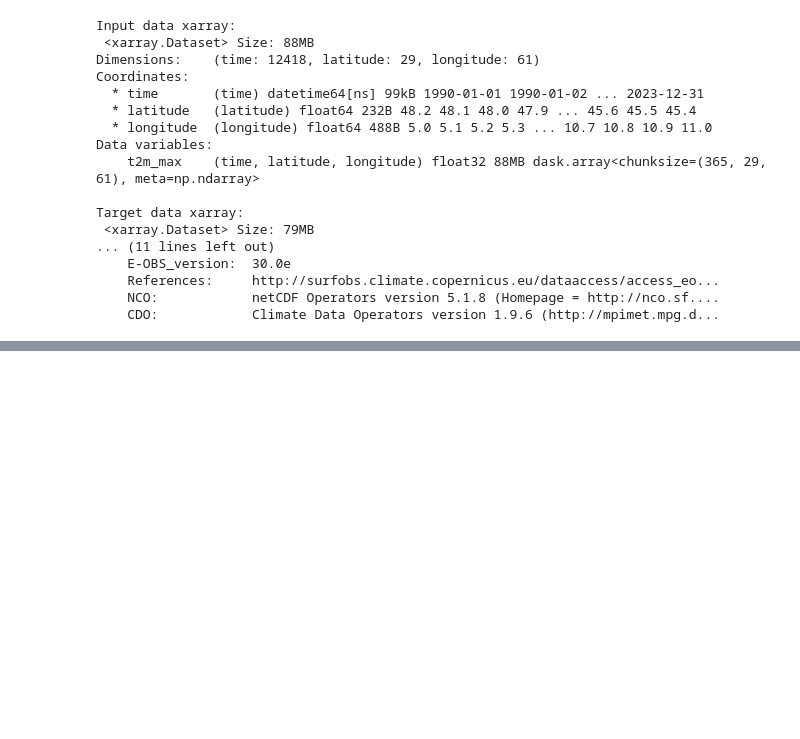
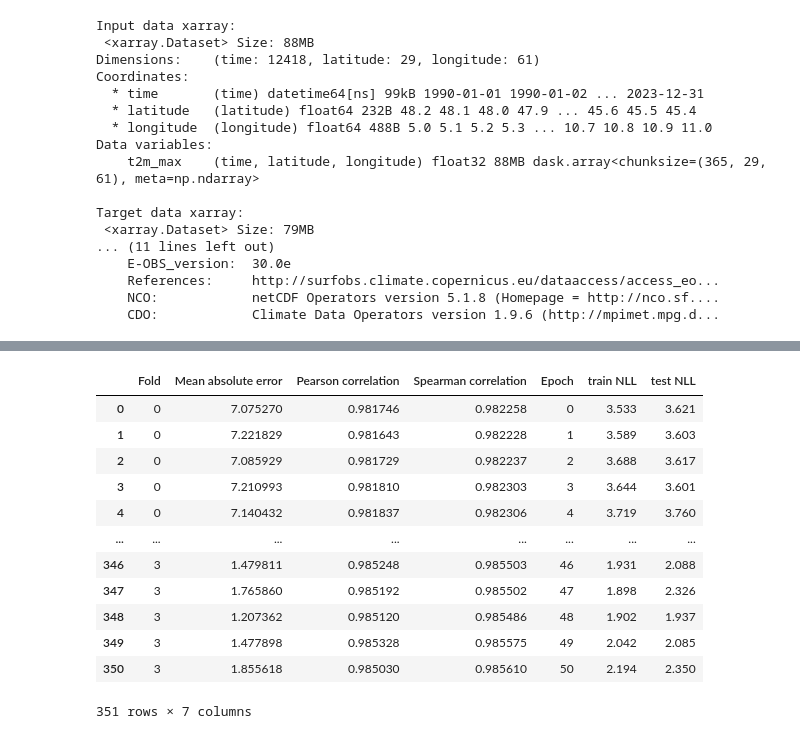
Before and after one commit to franciscopassos/convNPClimate, a Jupyter notebook: training_notebook.ipynb, the cells around one changed output, grey strips where cells are left out. Cells and saved outputs as stored; diff of their text form; code cells hidden in the pictures; blank space fills up the shorter version.

```diff
--- a/training_notebook.ipynb
+++ b/training_notebook.ipynb
@@ -276,0 +279,17 @@ Starting epoch: 51
+# %%
+stats = pd.read_csv('trained_models/stats.csv')
+stats
+# %% [output]
+|  | Fold | Mean absolute error | Pearson correlation | Spearman correlation | Epoch | train NLL | test NLL |
+| 0 | 0 | 7.075270 | 0.981746 | 0.982258 | 0 | 3.533 | 3.621 |
+| 1 | 0 | 7.221829 | 0.981643 | 0.982228 | 1 | 3.589 | 3.603 |
+| 2 | 0 | 7.085929 | 0.981729 | 0.982237 | 2 | 3.688 | 3.617 |
+| 3 | 0 | 7.210993 | 0.981810 | 0.982303 | 3 | 3.644 | 3.601 |
+| 4 | 0 | 7.140432 | 0.981837 | 0.982306 | 4 | 3.719 | 3.760 |
+| ... | ... | ... | ... | ... | ... | ... | ... |
+| 346 | 3 | 1.479811 | 0.985248 | 0.985503 | 46 | 1.931 | 2.088 |
+| 347 | 3 | 1.765860 | 0.985192 | 0.985502 | 47 | 1.898 | 2.326 |
+| 348 | 3 | 1.207362 | 0.985120 | 0.985486 | 48 | 1.902 | 1.937 |
+| 349 | 3 | 1.477898 | 0.985328 | 0.985575 | 49 | 2.042 | 2.085 |
+| 350 | 3 | 1.855618 | 0.985030 | 0.985610 | 50 | 2.194 | 2.350 |
+351 rows × 7 columns
```
Also changed, not shown: parts of 3 cells of this notebook, 1 other file.
